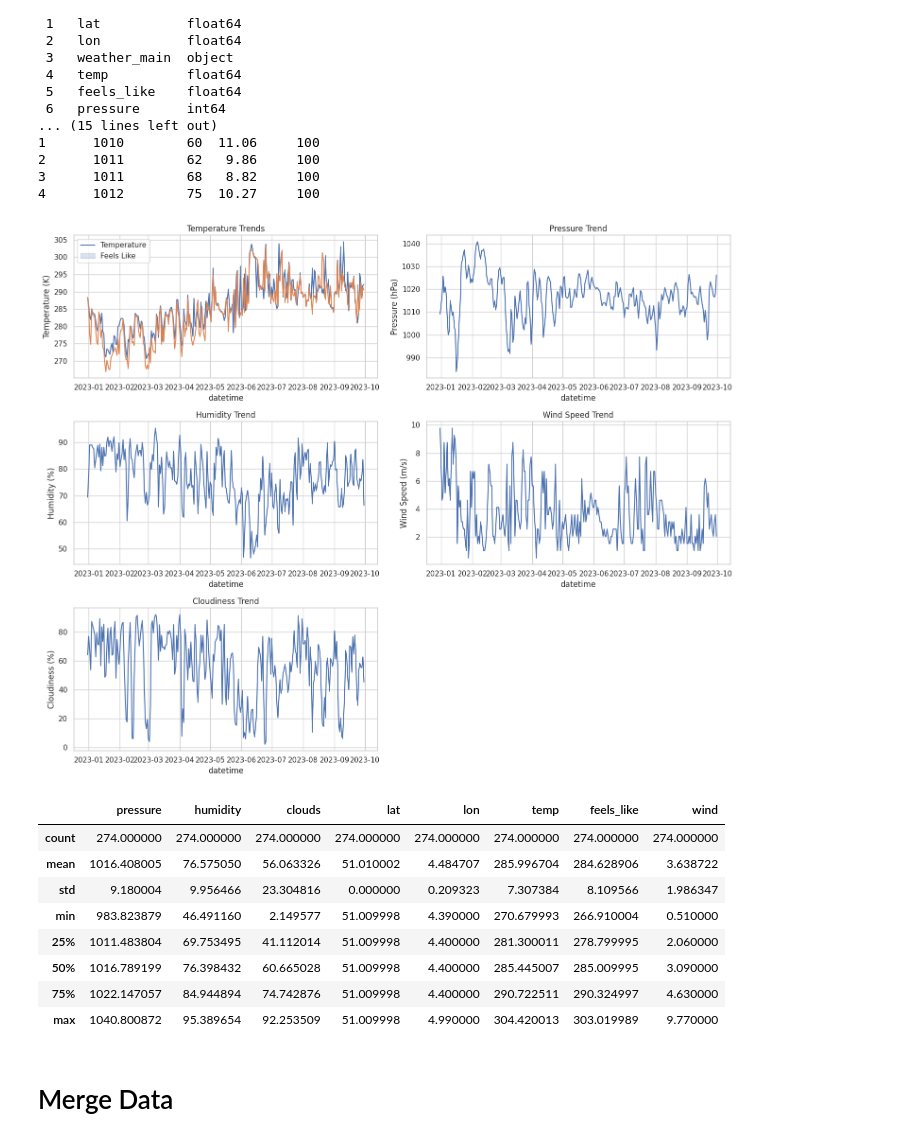
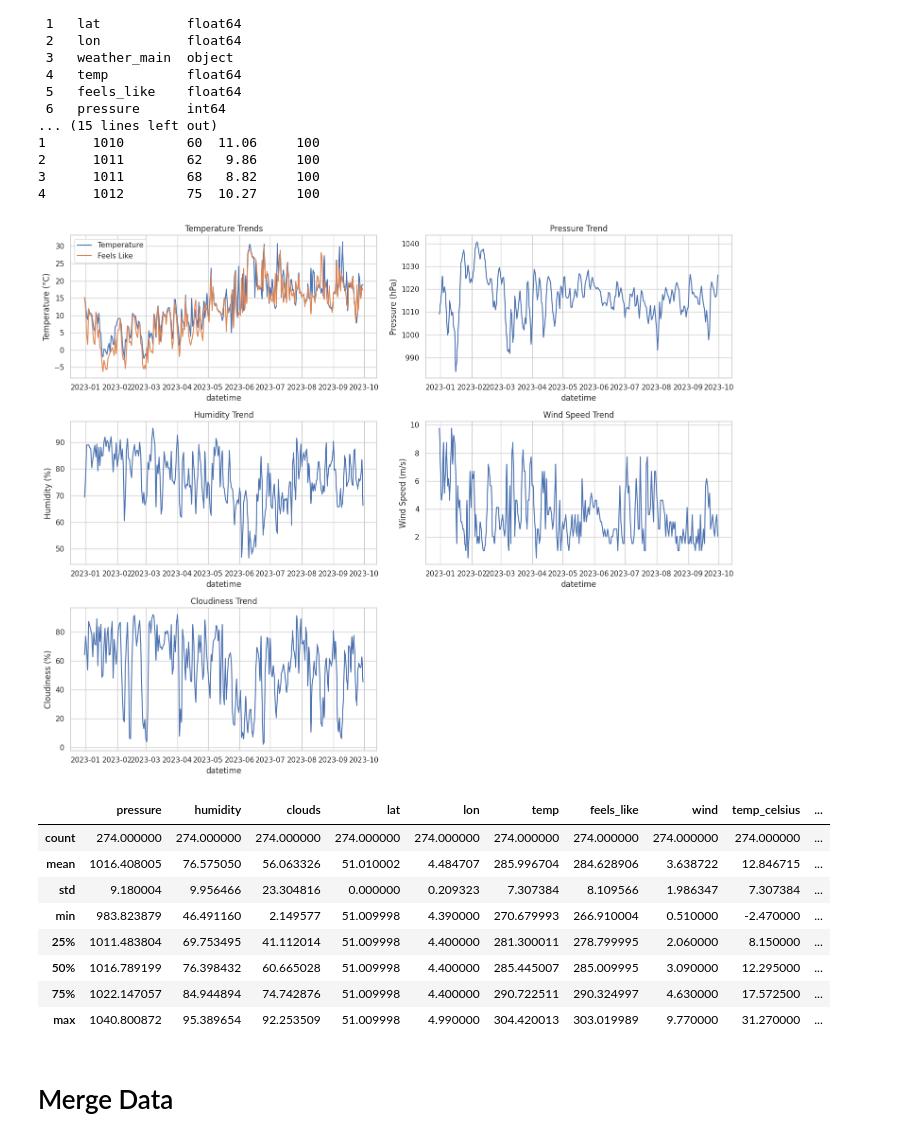
Before and after one commit to yutao-data/Data_Mining_SNCB, a Jupyter notebook: notebooks/sncb-data-augumentation.ipynb, the cells around one changed output. Cells and saved outputs as stored; diff of their text form; code cells hidden in the pictures.

Commit message:
Data_Augumentation | Update K Temperate to Celsius

```diff
--- a/notebooks/sncb-data-augumentation.ipynb
+++ b/notebooks/sncb-data-augumentation.ipynb
@@ -243,6 +267,10 @@ Data columns (total 10 columns):
 # Remove duplicate rows from the weather_data dataframe
 weather_data = weather_data.drop_duplicates()
 # %%
+# Convert weather data from K to Celsius
+weather_data['temp_celsius'] = weather_data['temp'] - 273.15
+weather_data['feels_like_celsius'] = weather_data['feels_like'] - 273.15
+
 # Convert 'datetime' to a datetime object
 weather_data['datetime'] = pd.to_datetime(weather_data['datetime'])
 
@@ -270,57 +298,64 @@ sns.set(style="whitegrid")
 fig, axes = plt.subplots(nrows=3, ncols=2, figsize=(15, 12))
 
 # Temperature trends
-sns.lineplot(x=daily_weather_data.index, y='temp', data=daily_weather_data, ax=axes[0, 0])
-sns.lineplot(x=daily_weather_data.index, y='feels_like', data=daily_weather_data, ax=axes[0, 0])
+# sns.lineplot(x=daily_weather_data.index, y='temp', data=daily_weather_data, ax=axes[0, 0])
+# sns.lineplot(x=daily_weather_data.index, y='feels_like', data=daily_weather_data, ax=axes[0, 0])
+# axes[0, 0].set_title('Temperature Trends')
+# axes[0, 0].set_ylabel('Temperature (K)')
+# axes[0, 0].legend(['Temperature', 'Feels Like'])
+
+# Temperature trends
+sns.lineplot(x=daily_weather_data.index, y='temp_celsius', data=daily_weather_data, ax=axes[0, 0], label='Temperature')
+sns.lineplot(x=daily_weather_data.index, y='feels_like_celsius', data=daily_weather_data, ax=axes[0, 0], label='Feels Like')
 axes[0, 0].set_title('Temperature Trends')
-axes[0, 0].set_ylabel('Temperature (K)')
-axes[0, 0].legend(['Temperature', 'Feels Like'])
+axes[0, 0].set_ylabel('Temperature (°C)')
+axes[0, 0].legend()
 
 # Pressure trend
 sns.lineplot(x=daily_weather_data.index, y='pressure', data=daily_weather_data, ax=axes[0, 1])
 axes[0, 1].set_title('Pressure Trend')
 axes[0, 1].set_ylabel('Pressure (hPa)')
 
 # Humidity trend
 sns.lineplot(x=daily_weather_data.index, y='humidity', data=daily_weather_data, ax=axes[1, 0])
 axes[1, 0].set_title('Humidity Trend')
 axes[1, 0].set_ylabel('Humidity (%)')
 
 # Wind speed trend
 sns.lineplot(x=daily_weather_data.index, y='wind', data=daily_weather_data, ax=axes[1, 1])
 axes[1, 1].set_title('Wind Speed Trend')
 axes[1, 1].set_ylabel('Wind Speed (m/s)')
 
 # Cloudiness trend
 sns.lineplot(x=daily_weather_data.index, y='clouds', data=daily_weather_data, ax=axes[2, 0])
 axes[2, 0].set_title('Cloudiness Trend')
 axes[2, 0].set_ylabel('Cloudiness (%)')
 
 # Drop unused subplot
 fig.delaxes(axes[2][1])
 
 # Adjust layout
 plt.tight_layout()
 
 # Show the plots
 plt.show()
 # %% [output]
-[figure, old version]
+[figure, new version]
 # %%
 # Basic statistics for each column
 basic_statistics = daily_weather_data.describe()
 
 basic_statistics
 # %% [output]
-|  | pressure | humidity | clouds | lat | lon | temp | feels_like | wind |
-| count | 274.000000 | 274.000000 | 274.000000 | 274.000000 | 274.000000 | 274.000000 | 274.000000 | 274.000000 |
-| mean | 1016.408005 | 76.575050 | 56.063326 | 51.010002 | 4.484707 | 285.996704 | 284.628906 | 3.638722 |
-| std | 9.180004 | 9.956466 | 23.304816 | 0.000000 | 0.209323 | 7.307384 | 8.109566 | 1.986347 |
-| min | 983.823879 | 46.491160 | 2.149577 | 51.009998 | 4.390000 | 270.679993 | 266.910004 | 0.510000 |
-| 25% | 1011.483804 | 69.753495 | 41.112014 | 51.009998 | 4.400000 | 281.300011 | 278.799995 | 2.060000 |
-| 50% | 1016.789199 | 76.398432 | 60.665028 | 51.009998 | 4.400000 | 285.445007 | 285.009995 | 3.090000 |
-| 75% | 1022.147057 | 84.944894 | 74.742876 | 51.009998 | 4.400000 | 290.722511 | 290.324997 | 4.630000 |
-| max | 1040.800872 | 95.389654 | 92.253509 | 51.009998 | 4.990000 | 304.420013 | 303.019989 | 9.770000 |
+|  | pressure | humidity | clouds | lat | lon | temp | feels_like | wind | temp_celsius | ... |
+| count | 274.000000 | 274.000000 | 274.000000 | 274.000000 | 274.000000 | 274.000000 | 274.000000 | 274.000000 | 274.000000 | ... |
+| mean | 1016.408005 | 76.575050 | 56.063326 | 51.010002 | 4.484707 | 285.996704 | 284.628906 | 3.638722 | 12.846715 | ... |
+| std | 9.180004 | 9.956466 | 23.304816 | 0.000000 | 0.209323 | 7.307384 | 8.109566 | 1.986347 | 7.307384 | ... |
+| min | 983.823879 | 46.491160 | 2.149577 | 51.009998 | 4.390000 | 270.679993 | 266.910004 | 0.510000 | -2.470000 | ... |
+| 25% | 1011.483804 | 69.753495 | 41.112014 | 51.009998 | 4.400000 | 281.300011 | 278.799995 | 2.060000 | 8.150000 | ... |
+| 50% | 1016.789199 | 76.398432 | 60.665028 | 51.009998 | 4.400000 | 285.445007 | 285.009995 | 3.090000 | 12.295000 | ... |
+| 75% | 1022.147057 | 84.944894 | 74.742876 | 51.009998 | 4.400000 | 290.722511 | 290.324997 | 4.630000 | 17.572500 | ... |
+| max | 1040.800872 | 95.389654 | 92.253509 | 51.009998 | 4.990000 | 304.420013 | 303.019989 | 9.770000 | 31.270000 | ... |
 # %% [markdown]
 # Merge Data
 # %%
```
Also changed, not shown: parts of 10 cells of this notebook.
